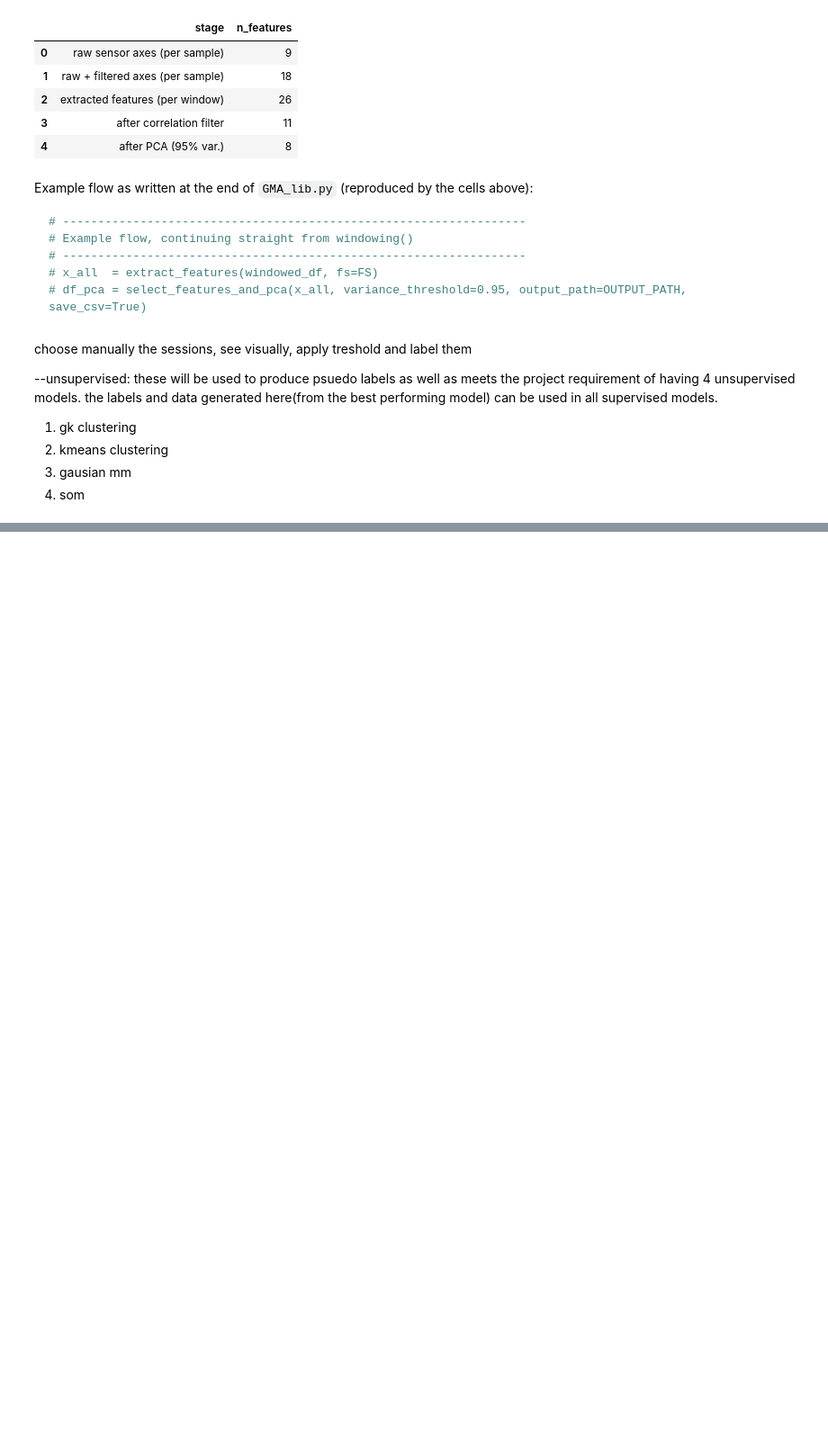
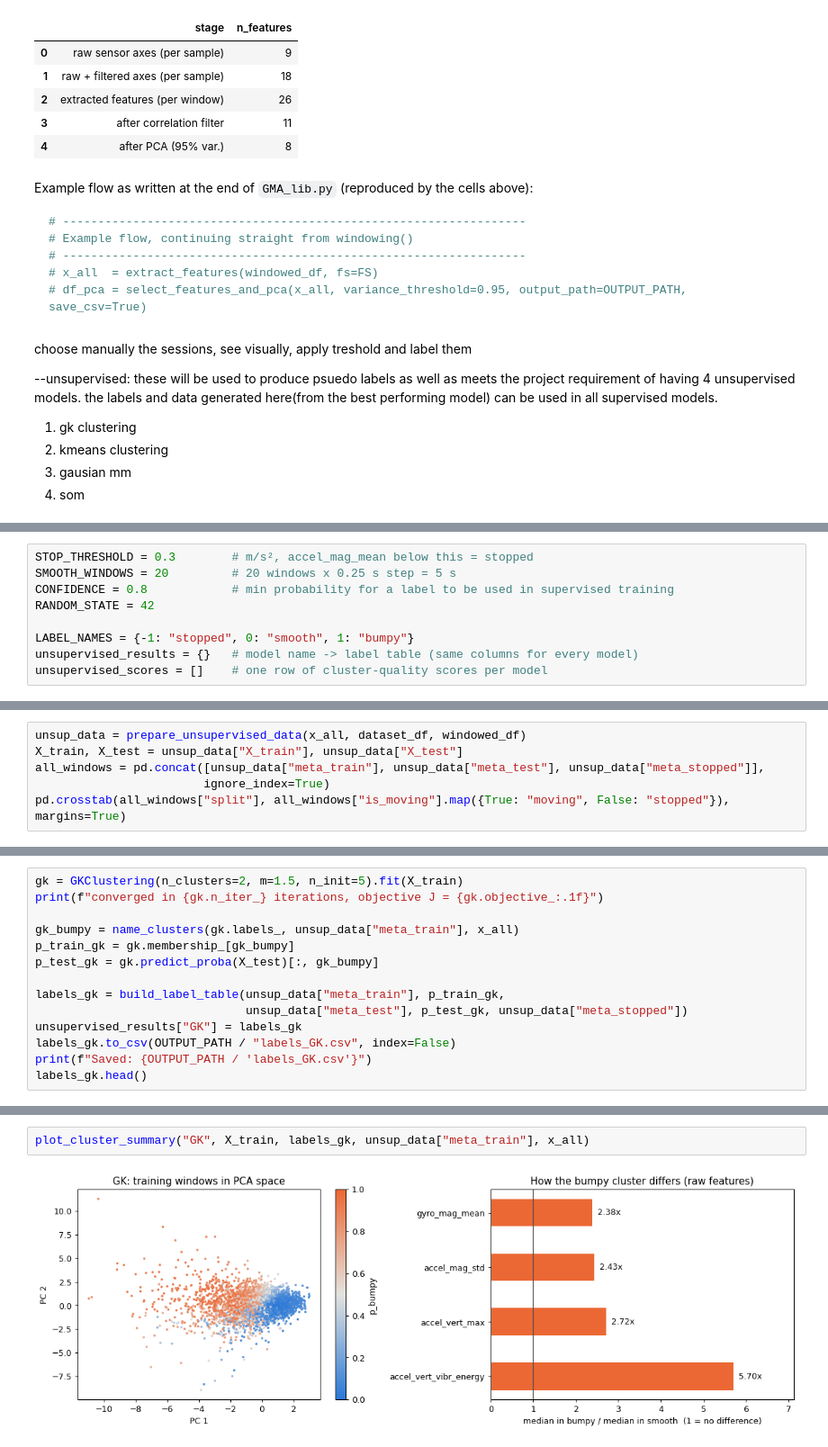
Before and after one commit to SaloneeSurve/DataAnalysis-Binary-Classification, a Jupyter notebook: GMA_pipeline.ipynb, the cells around one changed output, grey strips where cells are left out. Shown at 90% size. Saved outputs shown, nothing was run; the diff lists cells and outputs as text; blank space fills up the shorter version.

```diff
--- a/GMA_pipeline.ipynb
+++ b/GMA_pipeline.ipynb
@@ -1150,0 +1187,9 @@ choose manually the sessions, see visually, apply treshold and label them
+# %%
+STOP_THRESHOLD = 0.3        # m/s², accel_mag_mean below this = stopped
+SMOOTH_WINDOWS = 20         # 20 windows x 0.25 s step = 5 s
+CONFIDENCE = 0.8            # min probability for a label to be used in supervised training
+RANDOM_STATE = 42
+
+LABEL_NAMES = {-1: "stopped", 0: "smooth", 1: "bumpy"}
+unsupervised_results = {}   # model name -> label table (same columns for every model)
+unsupervised_scores = []    # one row of cluster-quality scores per model
@@ -1150,0 +1281,6 @@ choose manually the sessions, see visually, apply treshold and label them
+# %%
+unsup_data = prepare_unsupervised_data(x_all, dataset_df, windowed_df)
+X_train, X_test = unsup_data["X_train"], unsup_data["X_test"]
+all_windows = pd.concat([unsup_data["meta_train"], unsup_data["meta_test"], unsup_data["meta_stopped"]],
+                        ignore_index=True)
+pd.crosstab(all_windows["split"], all_windows["is_moving"].map({True: "moving", False: "stopped"}), margins=True)
@@ -1150,0 +1573,14 @@ choose manually the sessions, see visually, apply treshold and label them
+# %%
+gk = GKClustering(n_clusters=2, m=1.5, n_init=5).fit(X_train)
+print(f"converged in {gk.n_iter_} iterations, objective J = {gk.objective_:.1f}")
+
+gk_bumpy = name_clusters(gk.labels_, unsup_data["meta_train"], x_all)
+p_train_gk = gk.membership_[gk_bumpy]
+p_test_gk = gk.predict_proba(X_test)[:, gk_bumpy]
+
+labels_gk = build_label_table(unsup_data["meta_train"], p_train_gk,
+                              unsup_data["meta_test"], p_test_gk, unsup_data["meta_stopped"])
+unsupervised_results["GK"] = labels_gk
+labels_gk.to_csv(OUTPUT_PATH / "labels_GK.csv", index=False)
+print(f"Saved: {OUTPUT_PATH / 'labels_GK.csv'}")
+labels_gk.head()
@@ -1150,0 +1624,4 @@ choose manually the sessions, see visually, apply treshold and label them
+# %%
+plot_cluster_summary("GK", X_train, labels_gk, unsup_data["meta_train"], x_all)
+# %% [output]
+[figure, added]
```
Also changed, not shown: parts of 19 cells of this notebook.
